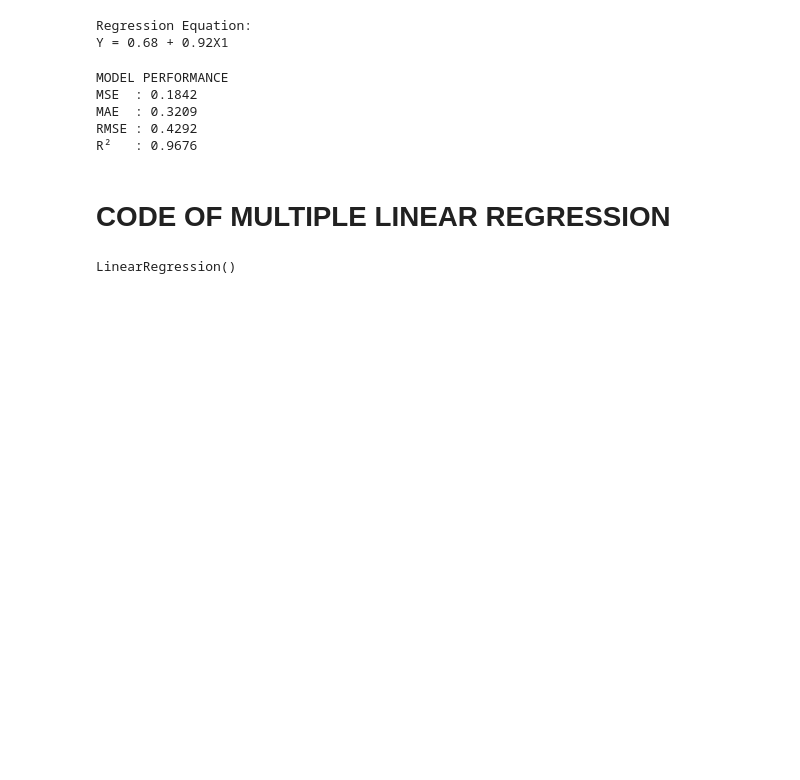
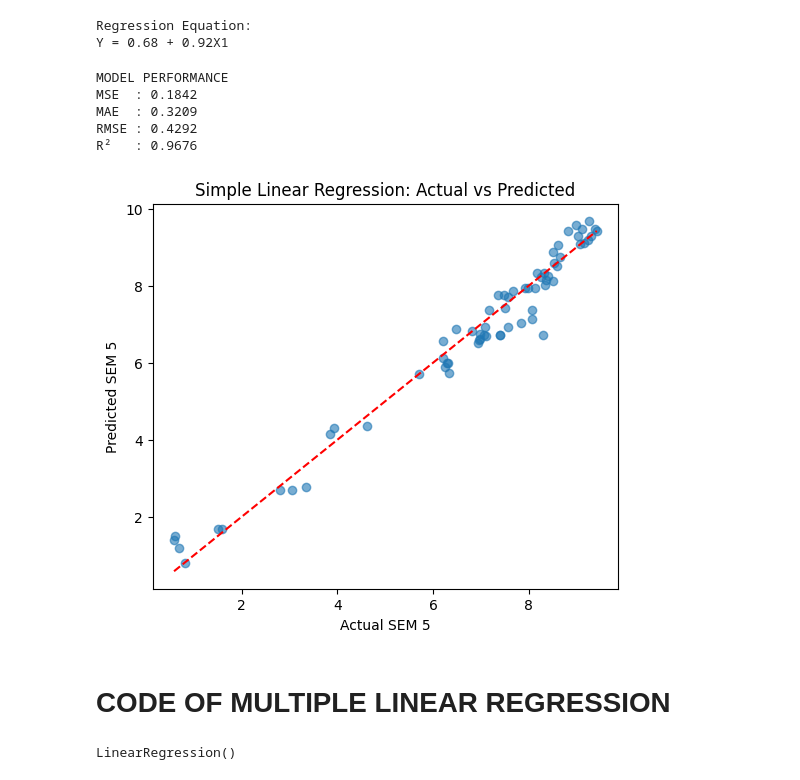
Before and after one commit to 24cseaiml033adityapanda-rgb/AML-LAB, a Jupyter notebook: Student Grade Prediction System/studentGradePrediction.ipynb, the cells around one changed output. Cells and saved outputs as stored; diff of their text form; code cells hidden in the pictures; blank space fills up the shorter version.

```diff
--- a/Student Grade Prediction System/studentGradePrediction.ipynb
+++ b/Student Grade Prediction System/studentGradePrediction.ipynb
@@ -89,3 +99,17 @@ dtype: int64
+# %%
+X = df[['SEM 1', 'SEM 2', 'SEM 3', 'SEM 4']]
+y = df['SEM 5']
+
+X_train, X_test, y_train, y_test = train_test_split(
+    X,
+    y,
+    test_size=0.2,
+    random_state=42
+)
+
+# Simple Linear Regression will use only SEM 1 from this same split
+X_train_simple = X_train[['SEM 1']]
+X_test_simple = X_test[['SEM 1']]
 # %% [markdown]
 # VISUALIZATION
 # %%
@@ -144,10 +170,10 @@ X_train, X_test, y_train, y_test = train_test_split(
 # %%
 model = LinearRegression()
-model.fit(X_train, y_train)
+model.fit(X_train_simple, y_train)
 # %% [output]
 LinearRegression()
 # %%
-y_pred = model.predict(X_test)
+y_pred = model.predict(X_test_simple)
 # %%
 print("\nRegression Equation:")
 
@@ -180,5 +206,15 @@ MSE  : 0.1842
 MAE  : 0.3209
 RMSE : 0.4292
 R²   : 0.9676
+# %%
+plt.figure(figsize=(6, 5))
+plt.scatter(y_test, y_pred, alpha=0.6)
+plt.plot([y_test.min(), y_test.max()], [y_test.min(), y_test.max()], 'r--')
+plt.xlabel("Actual SEM 5")
+plt.ylabel("Predicted SEM 5")
+plt.title("Simple Linear Regression: Actual vs Predicted")
+plt.show()
+# %% [output]
+[figure, added]
 # %% [markdown]
 # CODE OF MULTIPLE LINEAR REGRESSION
```
Also changed, not shown: parts of 19 cells of this notebook.
